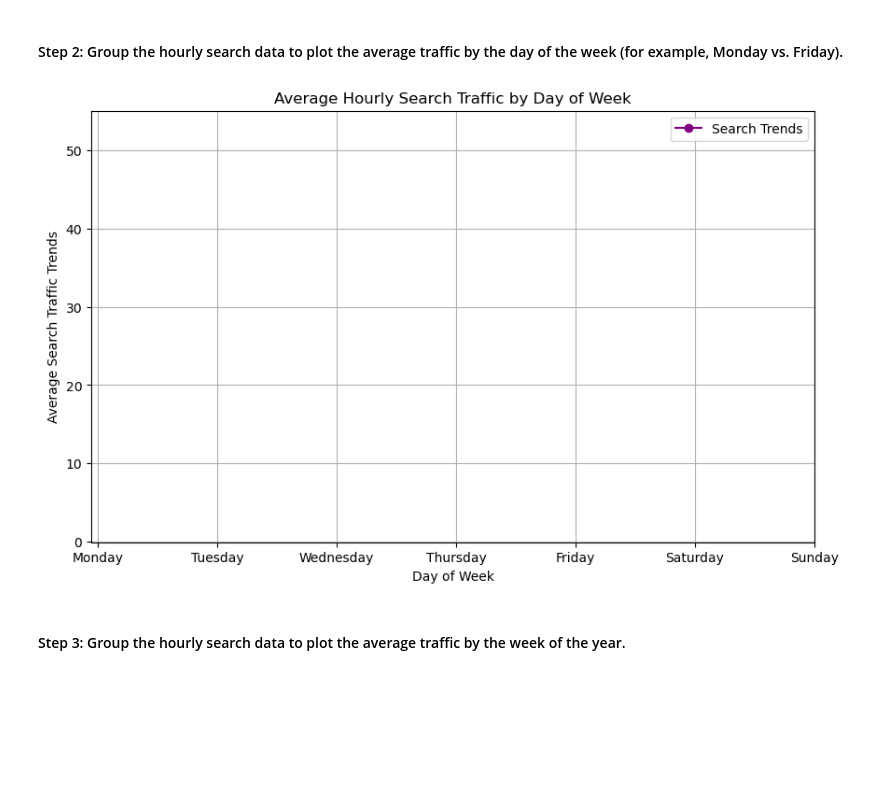
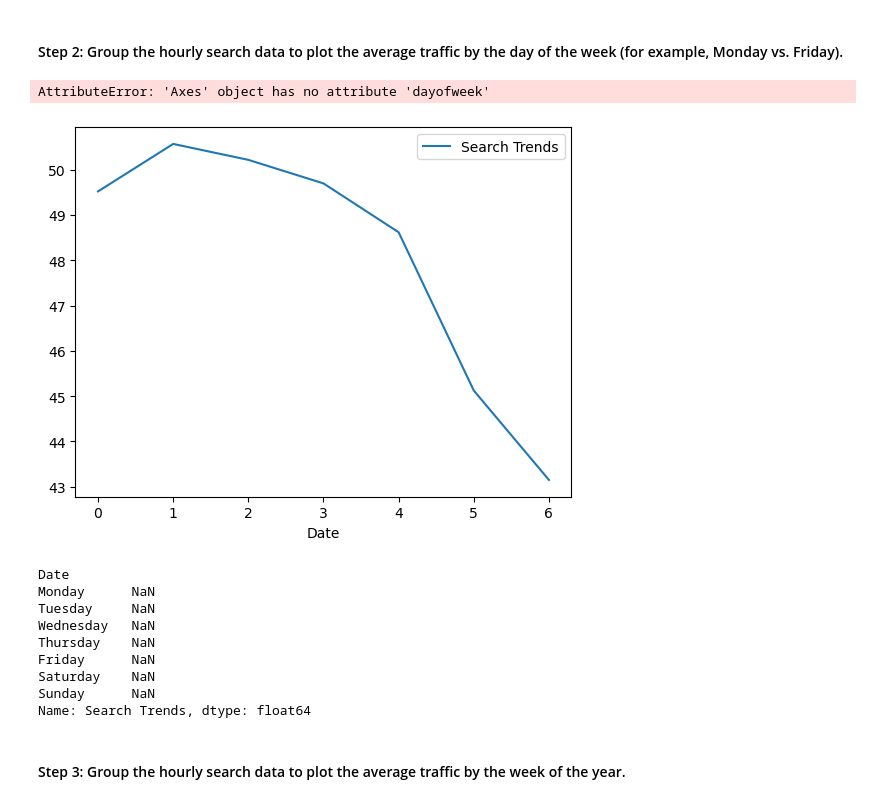
Before and after one commit to McKala1/prophet-challenge, a Jupyter notebook: forecasting_net_prophet.ipynb, the cells around one changed output. Cells and saved outputs as stored; diff of their text form; code cells hidden in the pictures; blank space fills up the shorter version.

```diff
--- a/forecasting_net_prophet.ipynb
+++ b/forecasting_net_prophet.ipynb
@@ -185,24 +187,37 @@ plt.show()
 #### Step 2: Group the hourly search data to plot the average traffic by the day of the week (for example, Monday vs. Friday).
 # %%
 # Group the hourly search data to plot the average traffic by the day of the week
-average_traffic_by_day = df_mercado_trends.groupby(df_mercado_trends.index.dayofweek)['Search Trends'].mean()
+average_traffic_by_day = df_mercado_trends.groupby(df_mercado_trends.index.dayofweek).mean().plot()
 
 # Plot the average traffic by the day of the week as a line graph
 days_of_week = ['Monday', 'Tuesday', 'Wednesday', 'Thursday', 'Friday', 'Saturday', 'Sunday']
-average_traffic_by_day = average_traffic_by_day.reindex(days_of_week)
+average_traffic_by_day = average_traffic_by_day.dayofweek
 
-plt.figure(figsize=(10, 6))
-plt.plot(average_traffic_by_day.index, average_traffic_by_day.values, marker='o', linestyle='-', color='purple')
-plt.title('Average Hourly Search Traffic by Day of Week')
-plt.xlabel('Day of Week')
-plt.ylabel('Average Search Traffic Trends')
-plt.xticks(range(7), days_of_week)  # Set x-axis ticks to day names
-plt.ylim(plt.ylim()[0], 55)  # Set y-axis limit to 50
-plt.legend(['Search Trends'])
-plt.grid(True)
-plt.show()
+# plt.figure(figsize=(10, 6))
+# plt.plot(average_traffic_by_day.index, average_traffic_by_day.values, marker='o', linestyle='-', color='purple')
+# plt.title('Average Hourly Search Traffic by Day of Week')
+# plt.xlabel('Day of Week')
+# plt.ylabel('Average Search Traffic Trends')
+# plt.xticks(range(7), days_of_week)  # Set x-axis ticks to day names
+# plt.ylim(plt.ylim()[0], 55)  # Set y-axis limit to 50
+# plt.legend(['Search Trends'])
+# plt.grid(True)
+# plt.show()
 # %% [output]
+AttributeError: 'Axes' object has no attribute 'dayofweek'
-[figure, old version]
+[figure, new version]
+# %%
+average_traffic_by_day
+# %% [output]
+Date
+Monday      NaN
+Tuesday     NaN
+Wednesday   NaN
+Thursday    NaN
+Friday      NaN
+Saturday    NaN
+Sunday      NaN
+Name: Search Trends, dtype: float64
 # %% [markdown]
 #### Step 3: Group the hourly search data to plot the average traffic by the week of the year.
 # %%
```
Also changed, not shown: parts of 12 cells of this notebook.
